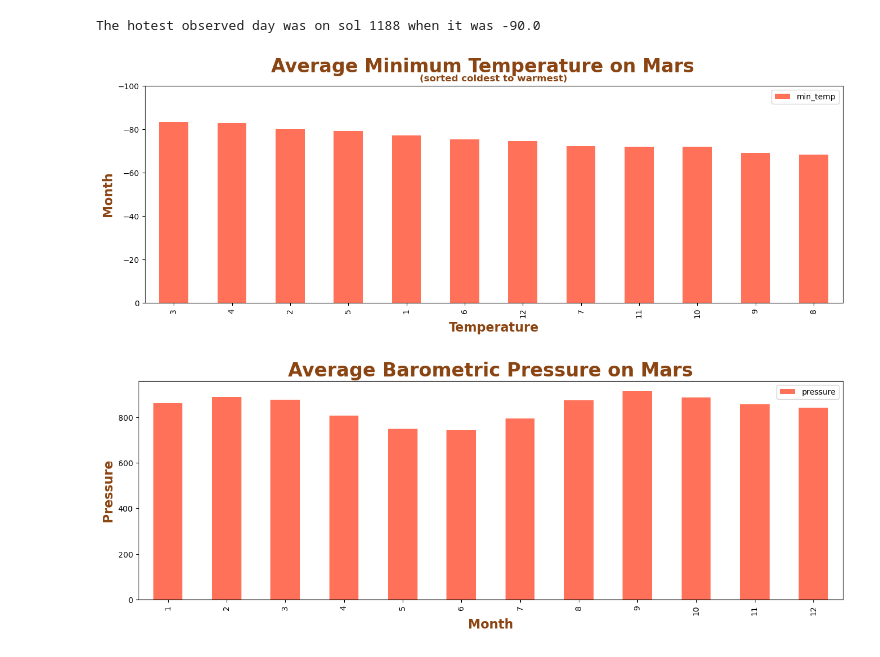
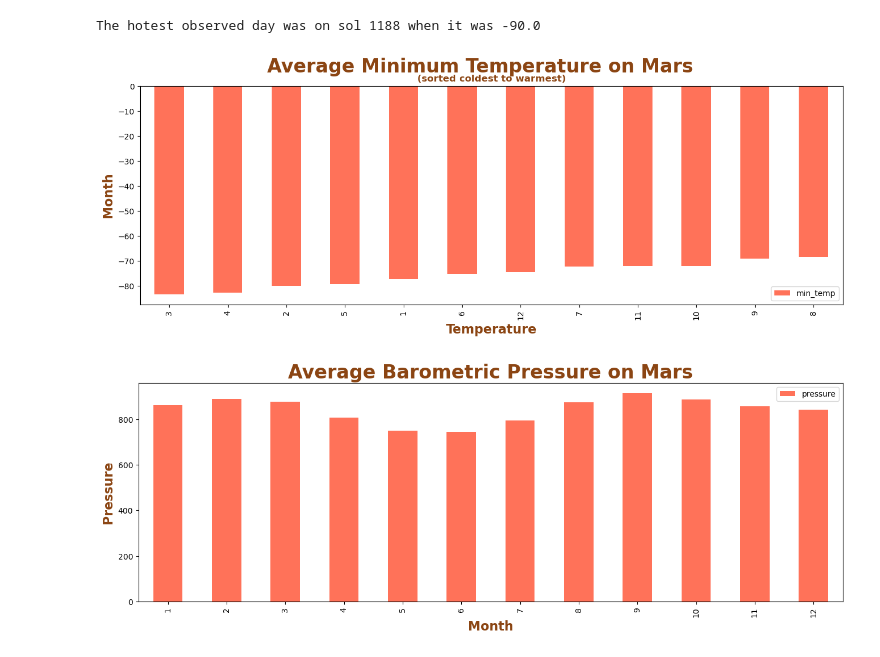
Before and after one commit to JeffPinegar/Web-Scrapping-Challenge, a Jupyter notebook: JSP_part_2_mars_weather.ipynb, the cells around one changed output. Saved outputs shown, nothing was run; the diff lists cells and outputs as text; code cells hidden in the pictures.

```diff
--- a/JSP_part_2_mars_weather.ipynb
+++ b/JSP_part_2_mars_weather.ipynb
@@ -134,7 +140,14 @@ Examine the data types that are currently associated with each column. If necess
   > **Hint** You can use the Pandas `astype` and `to_datetime` methods to accomplish this task.
 # %%
 # Change data types for data analysis
-df = df.astype({'id':'int', 'terrestrial_date':'datetime64[ns]', 'sol':'int','ls':'int','month':'int', 'min_temp':'float', 'pressure':'float'})
+df = df.astype({'id':'int'
+                  , 'terrestrial_date':'datetime64[ns]'
+                  , 'sol':'int'
+                  , 'ls':'int'
+                  , 'month':'int'
+                  , 'min_temp':'float'
+                  , 'pressure':'float'})
+
 dfi = df.sort_values(by='terrestrial_date',ascending=True, ignore_index=True)
 # %%
 # Confirm type changes were successful by examining data types again
@@ -324,36 +337,36 @@ dft.plot(kind='bar'
 
 # Add a super title because there is a subtitle
 plt.suptitle('Average Minimum Temperature on Mars',
             fontsize = 24,
             color="saddlebrown",
             fontweight="bold")
 
 # Add a title - This becomes a sub title because there is a super title
 plt.title('(sorted coldest to warmest)',
             fontsize = 12,
             color="saddlebrown",
             fontweight="bold")
 
 # Add a x-axis descrition
 plt.xlabel('Temperature',
             fontsize = 16,
             color='saddlebrown',
             fontweight="bold")
 
 # Add a y-axis description
 plt.ylabel('Month',
             fontsize = 16,
             color='saddlebrown',
             fontweight="bold")
 
-
-plt.ylim(0, -100)
+# flip over the y axis.  It will go up from 0 to -100
+# plt.ylim(0, -100)
 
 # Prepare to save the figure
 save_fig = os.path.join('.','Output', 'Q3b_Averge_Min_Temp_by_Month_sort.jpg')
 plt.savefig(save_fig, bbox_inches='tight')
 # %% [output]
-[figure, old version]
+[figure, new version]
 # %%
 # 4. Average pressure by Martian month
 # Plot the average temperature by month
```
Also changed, not shown: parts of 8 cells of this notebook, 4 other files.
